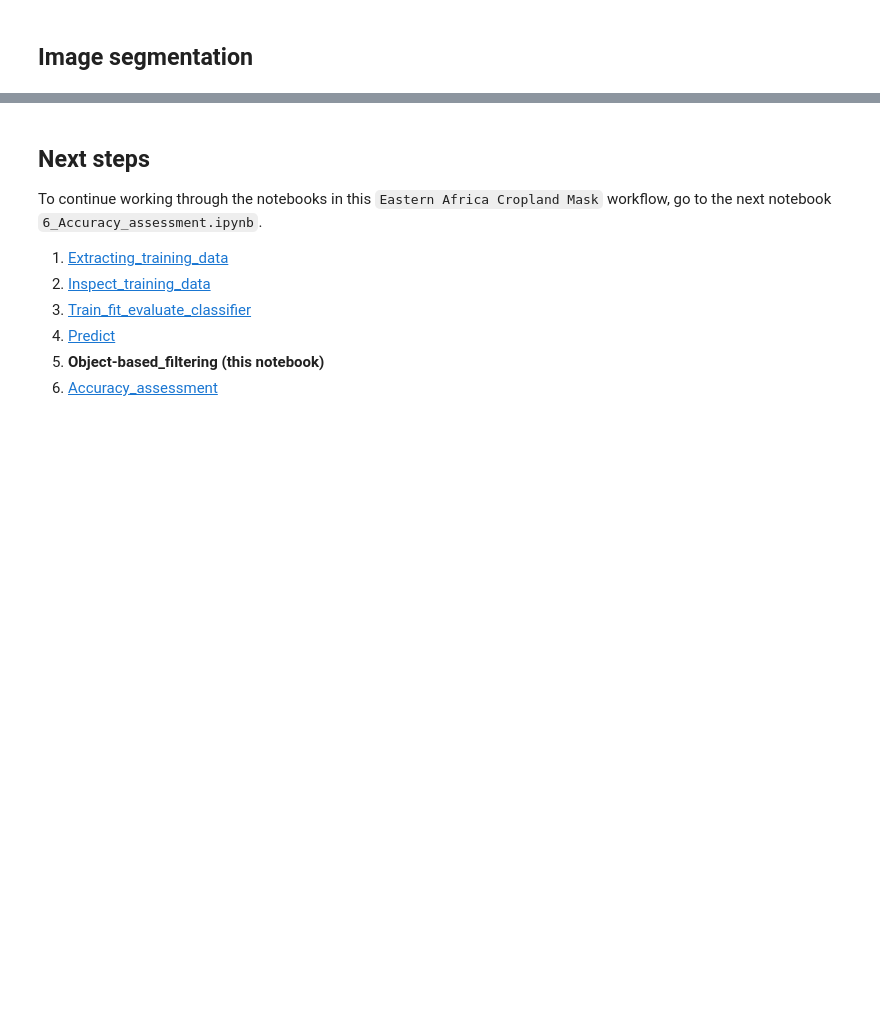
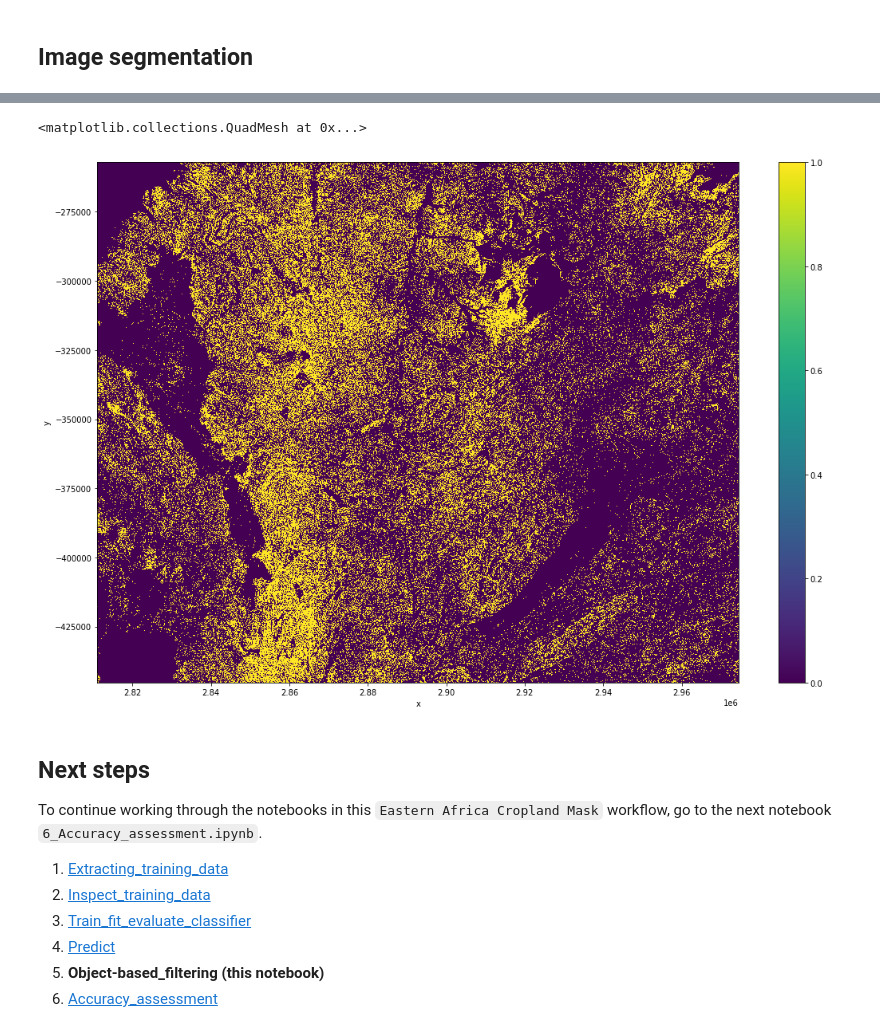
Before and after one commit to fivejjs/deafrica-sandbox-notebooks, a Jupyter notebook: crop_mask/eastern_cropmask/5_Object-based_filtering.ipynb, the cells around one changed output, grey strips where cells are left out. Cells and saved outputs as stored; diff of their text form; code cells hidden in the pictures; blank space fills up the shorter version.

```diff
--- a/crop_mask/eastern_cropmask/5_Object-based_filtering.ipynb
+++ b/crop_mask/eastern_cropmask/5_Object-based_filtering.ipynb
@@ -125,3 +124,8 @@ mode.plot(size=12);
+# %%
+pred.plot(size=12)
+# %% [output]
+<matplotlib.collections.QuadMesh at 0x...>
+[figure, added]
 # %% [markdown]
 ## Next steps
 
```
Also changed, not shown: parts of 3 cells of this notebook.
